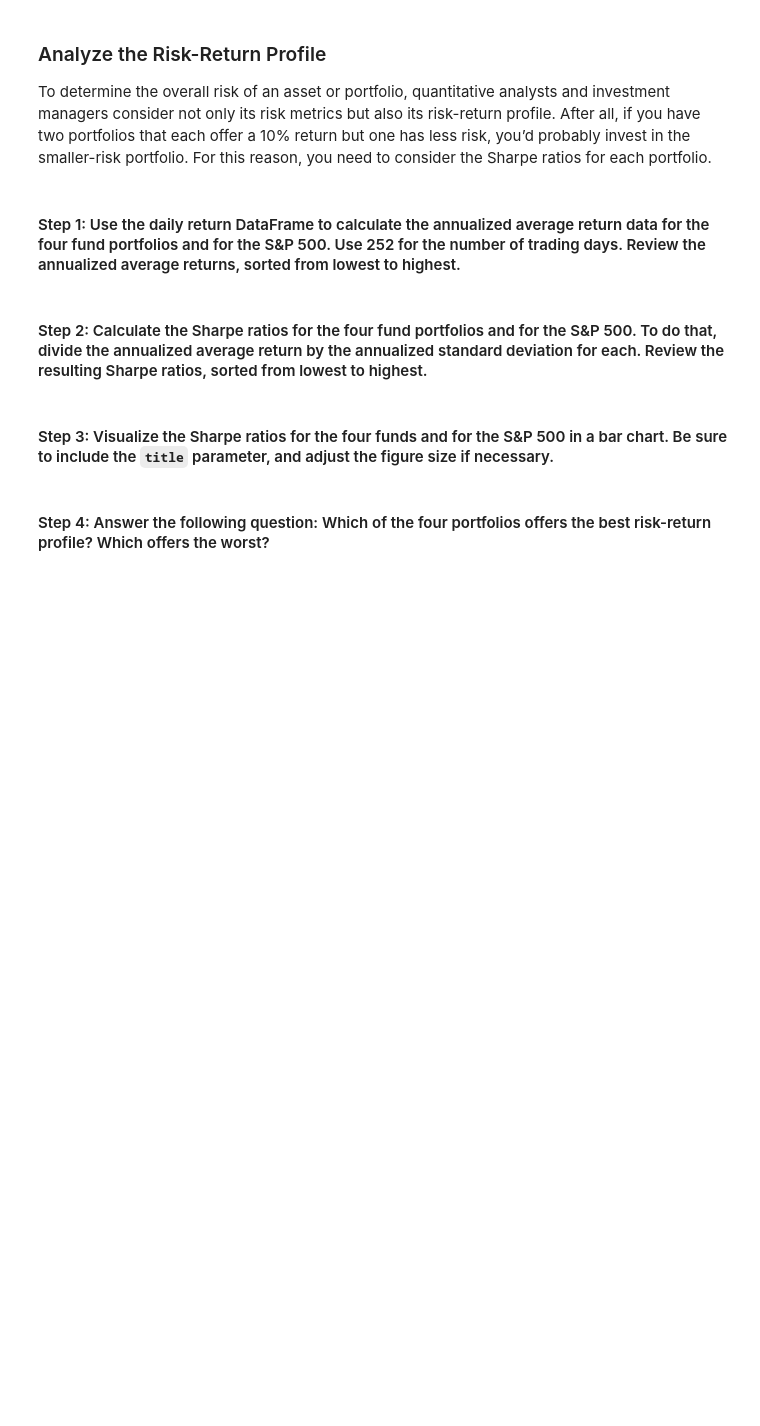
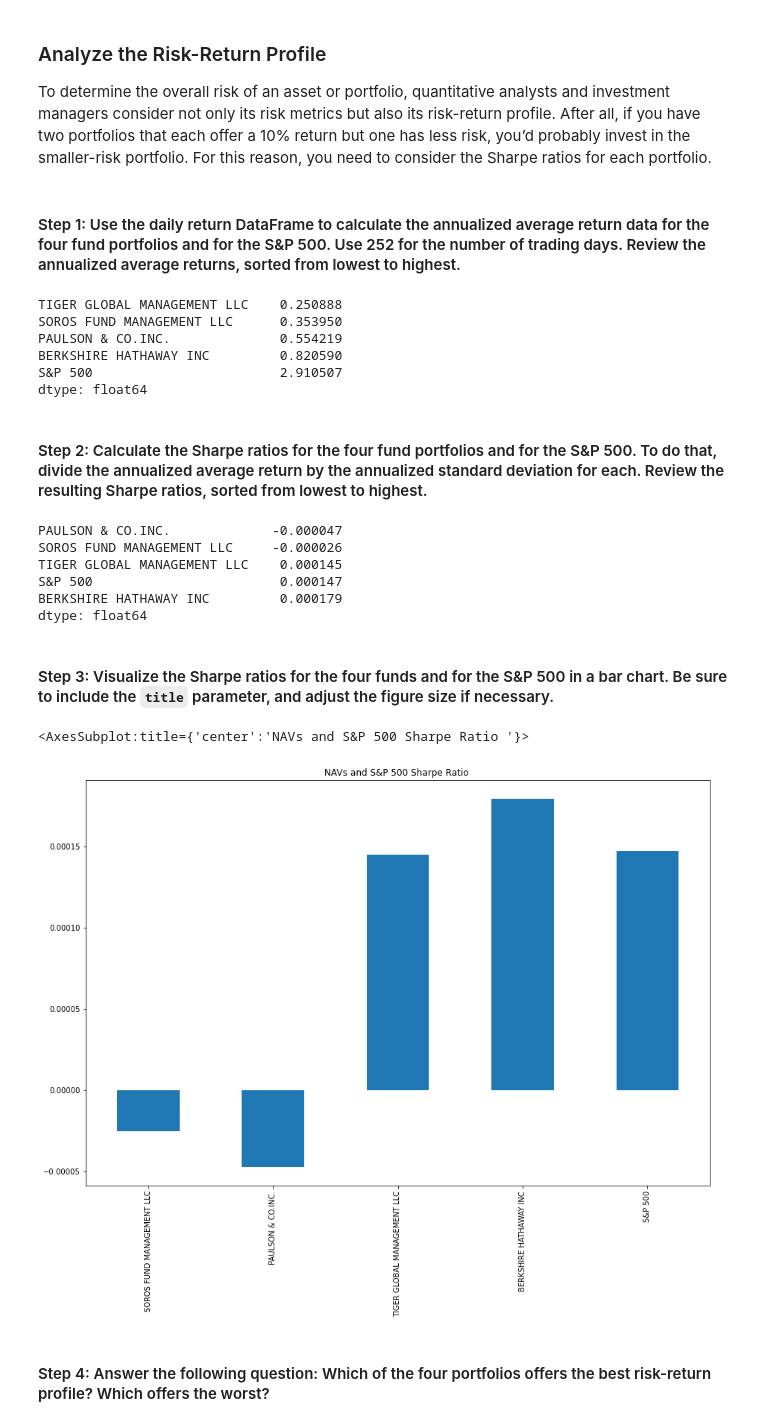
Before and after one commit to naomynaomy/module4challenge, a Jupyter notebook: Starter_Code/risk_return_analysis.ipynb, the cells around one changed output. Saved outputs shown, nothing was run; the diff lists cells and outputs as text; code cells hidden in the pictures; blank space fills up the shorter version.

```diff
--- a/Starter_Code/risk_return_analysis.ipynb
+++ b/Starter_Code/risk_return_analysis.ipynb
@@ -296,19 +323,40 @@ To determine the overall risk of an asset or portfolio, quantitative analysts an
 # Calculate the annual average return data for the for fund portfolios and the S&P 500
 # Use 252 as the number of trading days in the year
 # Review the annual average returns sorted from lowest to highest
-# YOUR CODE HERE
+annual_stan_dev_all = whales_df_daily.std()*252
+sorted_std_all = annual_stan_dev_all.sort_values()
+sorted_std_all
+# %% [output]
+TIGER GLOBAL MANAGEMENT LLC    0.250888
+SOROS FUND MANAGEMENT LLC      0.353950
+PAULSON & CO.INC.              0.554219
+BERKSHIRE HATHAWAY INC         0.820590
+S&P 500                        2.910507
+dtype: float64
 # %% [markdown]
 #### Step 2: Calculate the Sharpe ratios for the four fund portfolios and for the S&P 500. To do that, divide the annualized average return by the annualized standard deviation for each. Review the resulting Sharpe ratios, sorted from lowest to highest.
 # %%
 # Calculate the annualized Sharpe Ratios for each of the 4 portfolios and the S&P 500.
 # Review the Sharpe ratios sorted lowest to highest
-# YOUR CODE HERE
+sharpe_ratio = whales_df_daily.mean() / annual_stan_dev_all
+sorted_sharpe_ratio = sharpe_ratio.sort_values()
+sorted_sharpe_ratio
+# %% [output]
+PAULSON & CO.INC.             -0.000047
+SOROS FUND MANAGEMENT LLC     -0.000026
+TIGER GLOBAL MANAGEMENT LLC    0.000145
+S&P 500                        0.000147
+BERKSHIRE HATHAWAY INC         0.000179
+dtype: float64
 # %% [markdown]
 #### Step 3: Visualize the Sharpe ratios for the four funds and for the S&P 500 in a bar chart. Be sure to include the `title` parameter, and adjust the figure size if necessary.
 # %%
 # Visualize the Sharpe ratios as a bar chart
 # Include a title parameter and adjust the figure size
-# YOUR CODE HERE
+sharpe_ratio.plot(kind = "bar", figsize = (15,10), title = "NAVs and S&P 500 Sharpe Ratio ")
+# %% [output]
+<AxesSubplot:title={'center':'NAVs and S&P 500 Sharpe Ratio '}>
+[figure, added]
 # %% [markdown]
 #### Step 4: Answer the following question: Which of the four portfolios offers the best risk-return profile? Which offers the worst?
 # %% [markdown]
```
Also changed, not shown: parts of 9 cells of this notebook.
